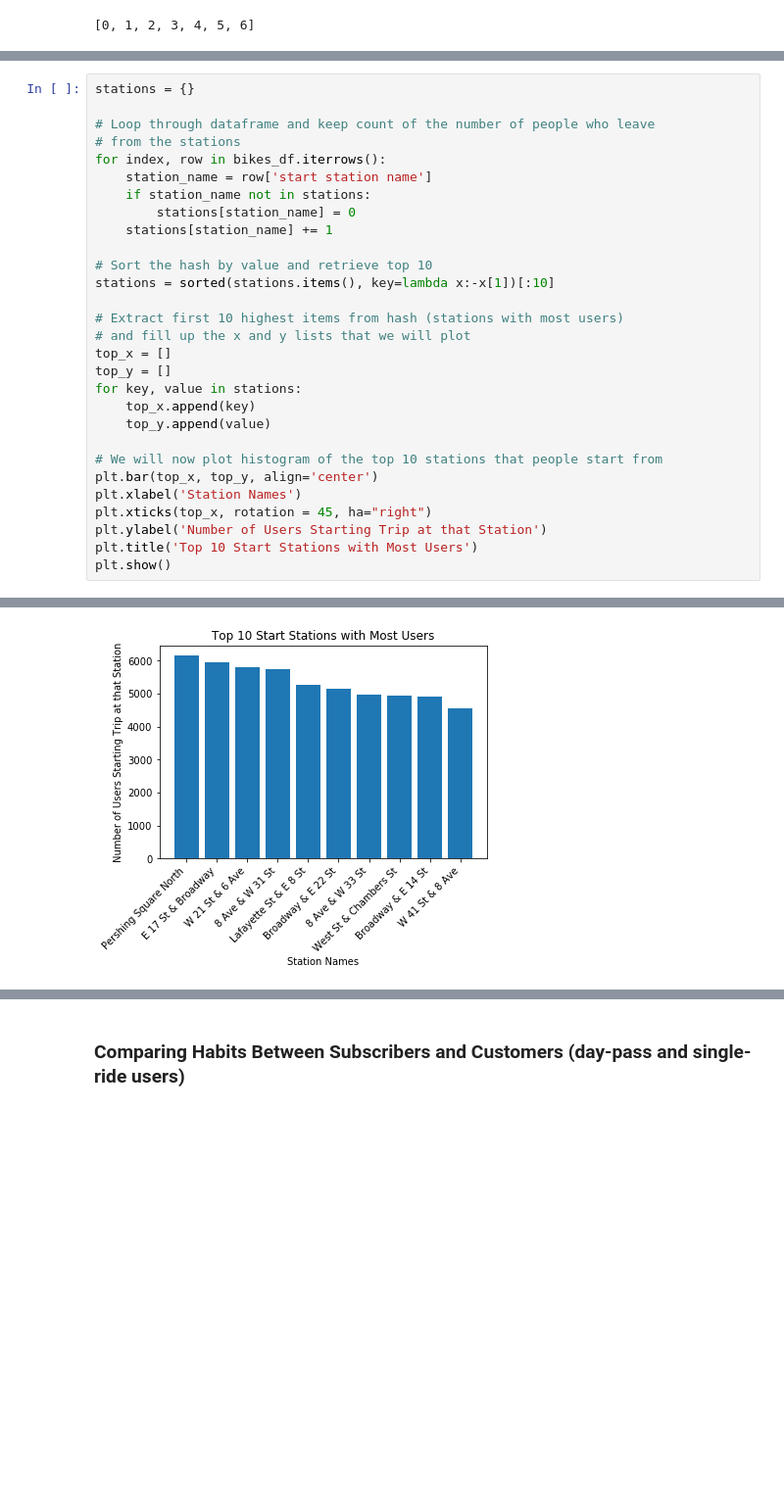
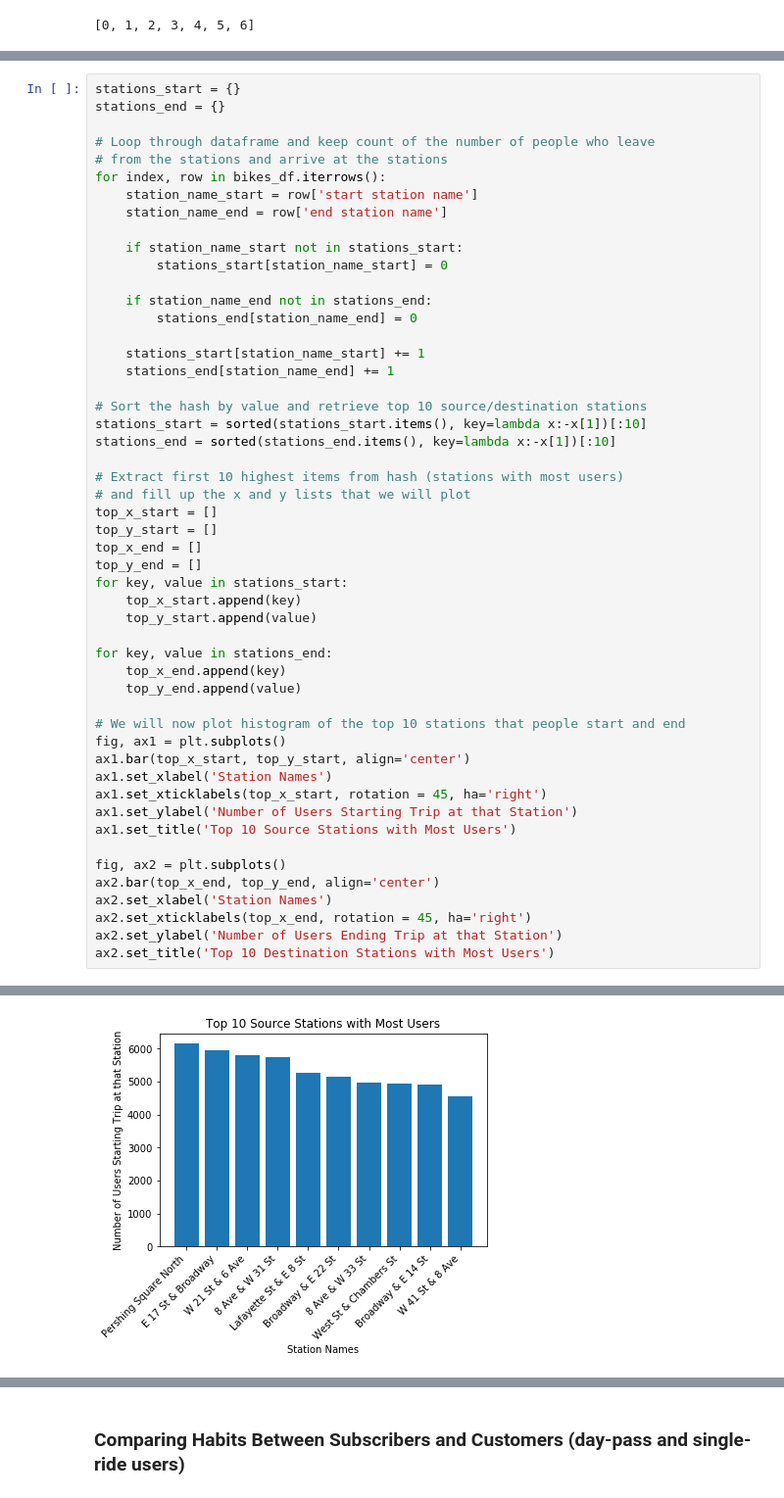
Before and after one commit to arunsrinivas20/arunsrinivas20.github.io, a Jupyter notebook: Andrew_Arun_Matt_CMSC320_Final.ipynb, the cells around one changed output, grey strips where cells are left out. Shown at 98% size. Drawn from its saved outputs; the diff is of its cells as text; blank space fills up the shorter version.

Commit message:
Added more fluff and maps to popular destinations

```diff
--- a/Andrew_Arun_Matt_CMSC320_Final.ipynb
+++ b/Andrew_Arun_Matt_CMSC320_Final.ipynb
@@ -300,30 +302,52 @@ Instead of plotting a heatmap, we can plot the top 10 stations that users leave
 # %%
-stations = {}
+stations_start = {}
+stations_end = {}
 
 # Loop through dataframe and keep count of the number of people who leave
-# from the stations
+# from the stations and arrive at the stations
 for index, row in bikes_df.iterrows():
-    station_name = row['start station name']
-    if station_name not in stations:
-        stations[station_name] = 0
-    stations[station_name] += 1
+    station_name_start = row['start station name']
+    station_name_end = row['end station name']
 
-# Sort the hash by value and retrieve top 10
-stations = sorted(stations.items(), key=lambda x:-x[1])[:10]
+    if station_name_start not in stations_start:
+        stations_start[station_name_start] = 0
+
+    if station_name_end not in stations_end:
+        stations_end[station_name_end] = 0
+
+    stations_start[station_name_start] += 1
+    stations_end[station_name_end] += 1
+
+# Sort the hash by value and retrieve top 10 source/destination stations
+stations_start = sorted(stations_start.items(), key=lambda x:-x[1])[:10]
+stations_end = sorted(stations_end.items(), key=lambda x:-x[1])[:10]
 
 # Extract first 10 highest items from hash (stations with most users)
 # and fill up the x and y lists that we will plot
-top_x = []
-top_y = []
-for key, value in stations:
-    top_x.append(key)
-    top_y.append(value)
+top_x_start = []
+top_y_start = []
+top_x_end = []
+top_y_end = []
+for key, value in stations_start:
+    top_x_start.append(key)
+    top_y_start.append(value)
 
-# We will now plot histogram of the top 10 stations that people start from
-plt.bar(top_x, top_y, align='center')
-plt.xlabel('Station Names')
-plt.xticks(top_x, rotation = 45, ha="right")
-plt.ylabel('Number of Users Starting Trip at that Station')
-plt.title('Top 10 Start Stations with Most Users')
-plt.show()
+for key, value in stations_end:
+    top_x_end.append(key)
+    top_y_end.append(value)
+
+# We will now plot histogram of the top 10 stations that people start and end
+fig, ax1 = plt.subplots()
+ax1.bar(top_x_start, top_y_start, align='center')
+ax1.set_xlabel('Station Names')
+ax1.set_xticklabels(top_x_start, rotation = 45, ha='right')
+ax1.set_ylabel('Number of Users Starting Trip at that Station')
+ax1.set_title('Top 10 Source Stations with Most Users')
+
+fig, ax2 = plt.subplots()
+ax2.bar(top_x_end, top_y_end, align='center')
+ax2.set_xlabel('Station Names')
+ax2.set_xticklabels(top_x_end, rotation = 45, ha='right')
+ax2.set_ylabel('Number of Users Ending Trip at that Station')
+ax2.set_title('Top 10 Destination Stations with Most Users')
 # %% [output]
@@ -330 +355 @@ plt.show()
-[figure, old version]
+[figure, new version]
```
Also changed, not shown: parts of 16 cells of this notebook.
